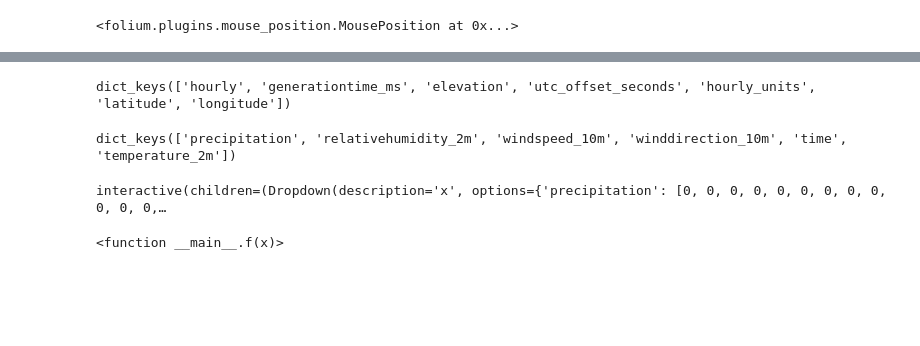
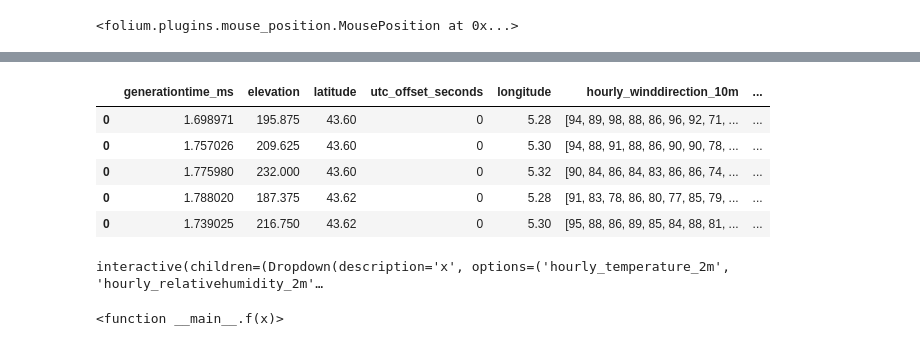
Before and after one commit to zhannasan/Pyronear-propagation, a Jupyter notebook: Meteo.ipynb, the cells around one changed output, grey strips where cells are left out. Saved outputs shown, nothing was run; the diff lists cells and outputs as text; code cells hidden in the pictures; blank space fills up the shorter version.

Commit message:
added grid and dataframe with each point

```diff
--- a/Meteo.ipynb
+++ b/Meteo.ipynb
@@ -59,0 +98,7 @@ def degree_to_cardinal(theta):
+# %%
+l,m=[],[]
+for i in coordinates:
+    l.append(i[0])
+    m.append(i[1])
+locdf = pd.DataFrame({"latitude": l, "longitude": m}).reset_index()
+locdf.head()
@@ -60,19 +112,23 @@ def degree_to_cardinal(theta):
 # %%
 # Get a 7 day hourly prediction
 # Here we get temperature and relative humidity within 2m, precipitation, wind speed and wind direction within 10 m
-locations=[43.6184,5.306]
-url="https://api.open-meteo.com/v1/forecast?latitude="+str(locations[0])+"&longitude="+str(locations[1])+"&hourly=temperature_2m,relativehumidity_2m,precipitation,windspeed_10m,winddirection_10m"
-x = requests.get(url)
-y = json.loads(x.text)
-x.close()
+frames=[]
+for i, row in locdf.iterrows():
+    url="https://api.open-meteo.com/v1/forecast?latitude="+str(row["latitude"])+"&longitude="+str(row["longitude"])+"&hourly=temperature_2m,relativehumidity_2m,precipitation,windspeed_10m,winddirection_10m"
+    x = requests.get(url)
+    y = json.loads(x.text)
+    x.close()
+    # to make place-time series:
+    df = pd.json_normalize(y, sep='_')
+    df['hourly_time'] =[[parser.parse(d) for d in df["hourly_time"][0]]]
+    frames.append(df)
+dff=pd.concat(frames)
-# %%
-# check keys
-y.keys()
-# %% [output]
-dict_keys(['hourly', 'generationtime_ms', 'elevation', 'utc_offset_seconds', 'hourly_units', 'latitude', 'longitude'])
-# %%
-# check hourly data keys
-hourly=y['hourly']
-hourly.keys()
-# %% [output]
-dict_keys(['precipitation', 'relativehumidity_2m', 'windspeed_10m', 'winddirection_10m', 'time', 'temperature_2m'])
+# %%
+dff.head()
+# %% [output]
+|  | generationtime_ms | elevation | latitude | utc_offset_seconds | longitude | hourly_winddirection_10m | ... |
+| 0 | 1.698971 | 195.875 | 43.60 | 0 | 5.28 | [94, 89, 98, 88, 86, 96, 92, 71, ... | ... |
+| 0 | 1.757026 | 209.625 | 43.60 | 0 | 5.30 | [94, 88, 91, 88, 86, 90, 90, 78, ... | ... |
+| 0 | 1.775980 | 232.000 | 43.60 | 0 | 5.32 | [90, 84, 86, 84, 83, 86, 86, 74, ... | ... |
+| 0 | 1.788020 | 187.375 | 43.62 | 0 | 5.28 | [91, 83, 78, 86, 80, 77, 85, 79, ... | ... |
+| 0 | 1.739025 | 216.750 | 43.62 | 0 | 5.30 | [95, 88, 86, 89, 85, 84, 88, 81, ... | ... |
@@ -79,11 +142,25 @@ dict_keys(['precipitation', 'relativehumidity_2m', 'windspeed_10m', 'winddirecti
 # %%
 # interactive plots
 def f(x):
-    plt.plot(np.arange(0,24,1),x[:24])
-    plt.xlabel('Hours', fontsize=18)
+    plt.plot(np.arange(0,24,1),hourly[str(x)][0][0:24])
+    plt.plot(now.hour,hourly[str(x)][0][idx], 'or')
+    plt.xlabel('Hours', fontsize=16)
+    if 'temperature' in x:
+        plt.ylabel('°C',fontsize=16)
+    elif 'windspeed' in x:
+        plt.ylabel('km/h',fontsize=16)
+    elif 'relativehumidity' in x:
+        plt.ylabel('%',fontsize=16)
+    elif 'winddirection' in x:
+        plt.ylabel('°',fontsize=16)
+    else:
+        plt.ylabel('mm',fontsize=16)
+
+hourly=df[['hourly_temperature_2m','hourly_relativehumidity_2m','hourly_windspeed_10m','hourly_precipitation','hourly_winddirection_10m']]
+
 interact(f,x=hourly)
 # %% [output]
-interactive(children=(Dropdown(description='x', options={'precipitation': [0, 0, 0, 0, 0, 0, 0, 0, 0, 0, 0, 0,…
+interactive(children=(Dropdown(description='x', options=('hourly_temperature_2m', 'hourly_relativehumidity_2m'…
 <function __main__.f(x)>
 # %%
 # Display on map
```
Also changed, not shown: parts of 7 cells of this notebook.
